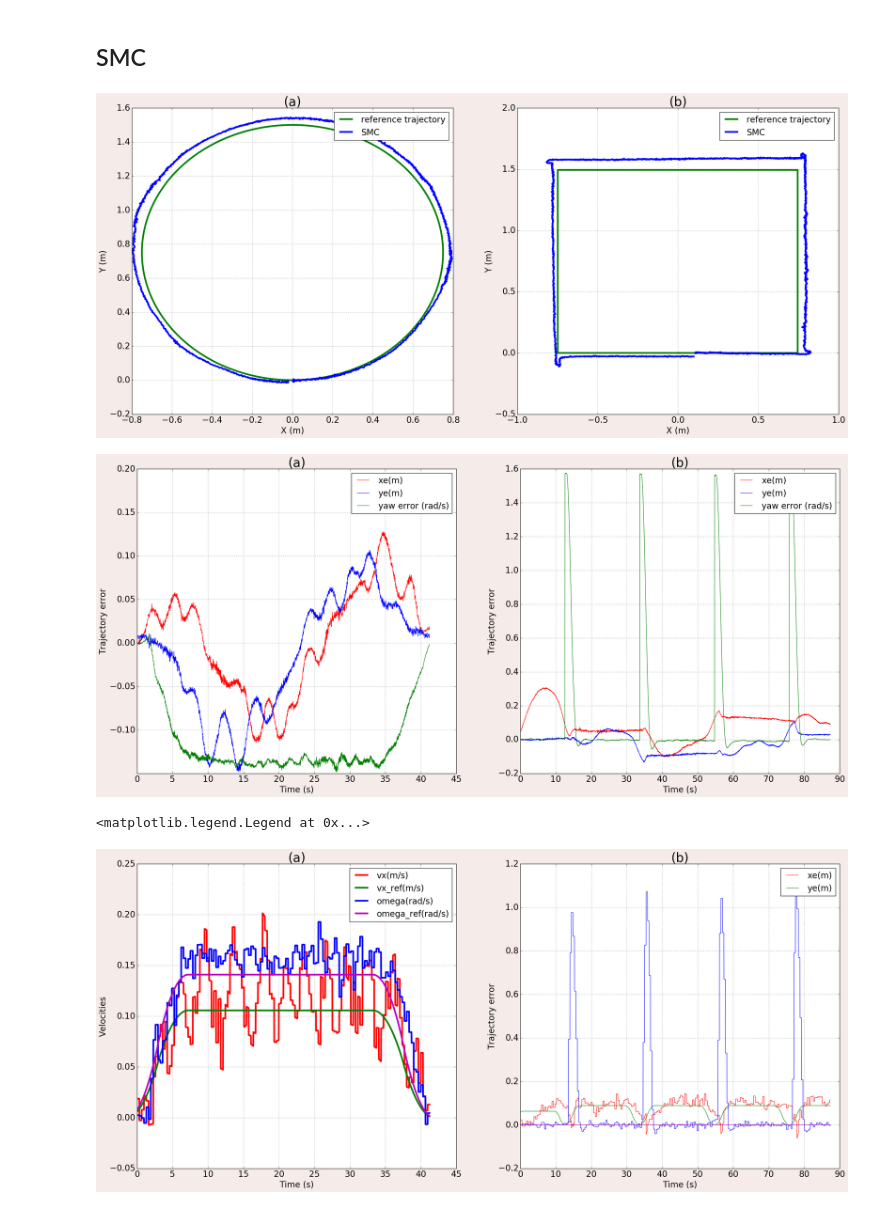
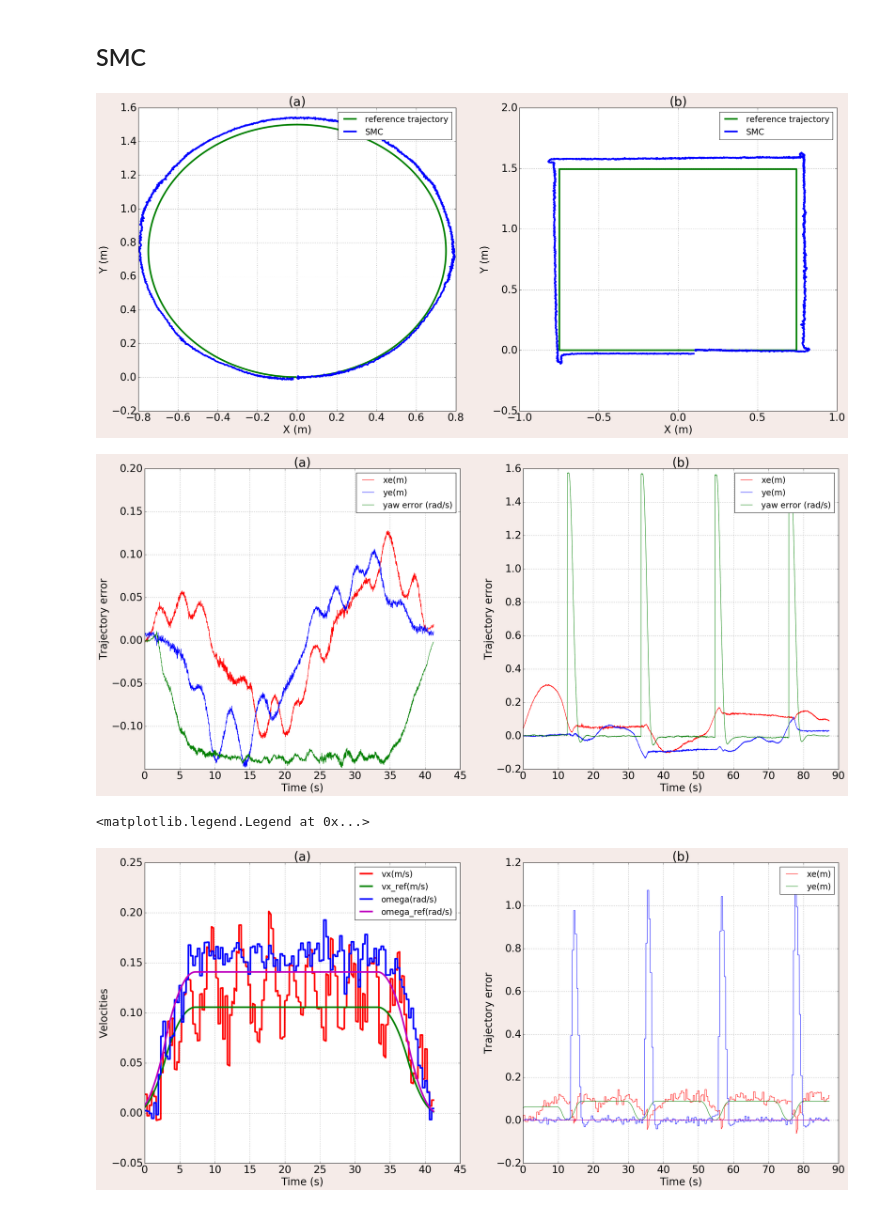
Before and after one commit to jdgalviss/mobile_robots_robust_control, a Jupyter notebook: catkin_ws/src/robust_control/measurements/experiment_plot.ipynb, the cells around one changed output. Drawn from its saved outputs; the diff is of its cells as text; code cells hidden in the pictures.

```diff
--- a/catkin_ws/src/robust_control/measurements/experiment_plot.ipynb
+++ b/catkin_ws/src/robust_control/measurements/experiment_plot.ipynb
@@ -278,16 +278,16 @@ ax2.set_title('(b)', color='k', size = 30)
 # 3) gray level string:
 #ax.set_title('Cost function and trajectory tracking error - circular trajectory', color='k', size = 30)
 # 4) single letter color string
-ax.set_xlabel('X (m)', color='k', size = 20)
+ax.set_xlabel('X (m)', color='k', size = 25)
 # 5) a named color:
-ax.set_ylabel('Y (m)', color='k', size = 20)
+ax.set_ylabel('Y (m)', color='k', size = 25)
 # 6) a named xkcd color:
 lines = ax.plot(x_ref3[start3:end3], y_ref3[start3:end3], 'g', x3[start3:end3], y3[start3:end3], 'b')
 plt.setp(lines, linewidth=4)
 #ax.xaxis.set_ticks(np.arange(-3.0,3.0,1.0))
 #ax.yaxis.set_ticks(np.arange(-1.0,5.0,1.0))
 # 8) tab notation:
-ax.tick_params(labelcolor='k', labelsize = 20)
+ax.tick_params(labelcolor='k', labelsize = 25)
 
 # grid on
 ax.grid(True)
@@ -298,16 +298,16 @@ ax.legend(['reference trajectory', 'SMC'],  prop={'size': 20})
 
 
 # 4) single letter color string
-ax2.set_xlabel('X (m)', color='k', size = 20)
+ax2.set_xlabel('X (m)', color='k', size = 25)
 # 5) a named color:
-ax2.set_ylabel('Y (m)', color='k', size = 20)
+ax2.set_ylabel('Y (m)', color='k', size = 25)
 # 6) a named xkcd color:
 lines = ax2.plot(x_ref4[start4:end4], y_ref4[start4:end4], 'g', x6[start6:end6]+0.1, y6[start6:end6], 'b')
 plt.setp(lines, linewidth=4)
 #ax2.xaxis.set_ticks(np.arange(-3.0,4.1,1.0))
 #ax2.yaxis.set_ticks(np.arange(-1.0,6.1,1.0))
 # 8) tab notation:
-ax2.tick_params(labelcolor='k', labelsize = 20)
+ax2.tick_params(labelcolor='k', labelsize = 25)
 
 # grid on
 ax2.grid(True)
@@ -316,9 +316,9 @@ ax2.grid(True)
 ax2.legend(['reference trajectory', 'SMC'],  prop={'size': 20})
 #plt.xlabel(['Time(s)'])
 #plt.savefig('adaptive_trajectory.eps', format='eps', dpi=1000)
-plt.savefig('smc_trajectory_real.eps', format='eps', dpi=1000)
+plt.savefig('smc_trajectory_real.eps', format='eps', dpi=1000, bbox_inches='tight')
 # %% [output]
-[figure, old version]
+[figure, new version]
 # %%
 
 # 1) RGB tuple:
@@ -331,9 +331,9 @@ ax2.set_title('(b)', color='k', size = 30)
 # 3) gray level string:
 #ax.set_title('Cost function and trajectory tracking error - circular trajectory', color='k', size = 30)
 # 4) single letter color string
-ax.set_xlabel('Time (s)', color='k', size = 20)
+ax.set_xlabel('Time (s)', color='k', size = 25)
 # 5) a named color:
-ax.set_ylabel('Trajectory error', color='k', size = 20)
+ax.set_ylabel('Trajectory error', color='k', size = 25)
 # 6) a named xkcd color:
 #lines = ax.plot(time2[start2:end2], (x_ref2-x2)[start2:end2], 'm', time2[start2:end2], (y_ref2-y2)[start2:end2], 'k', time2[start2:end2], (yaw_ref2-yaw2)[start2:end2], 'y' )
 #after tunning
@@ -349,7 +349,7 @@ plt.setp(lines_2, linewidth=1)
 ax.yaxis.set_ticks(np.arange(-0.1,0.2,0.05))
 #ax.yaxis.set_ticks(np.arange(-1.0,5.0,1.0))
 # 8) tab notation:
-ax.tick_params(labelcolor='k', labelsize = 20)
+ax.tick_params(labelcolor='k', labelsize = 25)
 
 # grid on
 ax.grid(True)
@@ -360,9 +360,9 @@ ax.legend(['xe(m)', 'ye(m)', 'yaw error (rad/s)'],  prop={'size': 20})
 
 
 # 4) single letter color string
-ax2.set_xlabel('Time (s)', color='k', size = 20)
+ax2.set_xlabel('Time (s)', color='k', size = 25)
 # 5) a named color:
-ax2.set_ylabel('Trajectory error', color='k', size = 20)
+ax2.set_ylabel('Trajectory error', color='k', size = 25)
 # 6) a named xkcd color:
 #after tunning
 #lines_2 = ax2.plot(time5[start5:end5], x_ref5[start5-0:end5-0]-x5[start5:end5], 'm', time5[start5:end5], y_ref5[start5-0:end5-0]-y5[start5:end5], 'k', time5[start5:end5], yaw_ref5[start5-0:end5-0]-yaw5[start5:end5], 'y' )
@@ -382,7 +382,7 @@ plt.setp(lines, linewidth=1)
 #ax2.yaxis.set_ticks(np.arange(-0.1,0.4,0.05))
 #ax.yaxis.set_ticks(np.arange(-1.0,5.0,1.0))
 # 8) tab notation:
-ax2.tick_params(labelcolor='k', labelsize = 20)
+ax2.tick_params(labelcolor='k', labelsize = 25)
 
 # grid on
 ax2.grid(True)
@@ -392,9 +392,9 @@ ax2.legend(['xe(m)', 'ye(m)', 'yaw error (rad/s)'],  prop={'size': 20})
 
 #plt.xlabel(['Time(s)'])
 #plt.savefig('adaptive_trajectory.eps', format='eps', dpi=1000)
-plt.savefig('smc_error_real.eps', format='eps', dpi=1000)
+plt.savefig('smc_error_real.eps', format='eps', dpi=1000, bbox_inches='tight')
 # %% [output]
-[figure, old version]
+[figure, new version]
 # %%
 
 # 1) RGB tuple:
@@ -407,9 +407,9 @@ ax2.set_title('(b)', color='k', size = 30)
 # 3) gray level string:
 #ax.set_title('Cost function and trajectory tracking error - circular trajectory', color='k', size = 30)
 # 4) single letter color string
-ax.set_xlabel('Time (s)', color='k', size = 20)
+ax.set_xlabel('Time (s)', color='k', size = 25)
 # 5) a named color:
-ax.set_ylabel('Velocities', color='k', size = 20)
+ax.set_ylabel('Velocities', color='k', size = 25)
 # 6) a named xkcd color:
 #lines = ax.plot(time2[start2:end2], (x_ref2-x2)[start2:end2], 'm', time2[start2:end2], (y_ref2-y2)[start2:end2], 'k', time2[start2:end2], (yaw_ref2-yaw2)[start2:end2], 'y' )
 #after tunning
@@ -425,7 +425,7 @@ plt.setp(lines_2, linewidth=4)
 #ax.yaxis.set_ticks(np.arange(-0.1,0.2,0.05))
 #ax.yaxis.set_ticks(np.arange(-1.0,5.0,1.0))
 # 8) tab notation:
-ax.tick_params(labelcolor='k', labelsize = 20)
+ax.tick_params(labelcolor='k', labelsize = 25)
 
 # grid on
 ax.grid(True)
@@ -436,37 +436,37 @@ ax.legend(['vx(m/s)', 'vx_ref(m/s)', 'omega(rad/s)', 'omega_ref(rad/s)'],  prop=
 
 
 # 4) single letter color string
-ax2.set_xlabel('Time (s)', color='k', size = 20)
+ax2.set_xlabel('Time (s)', color='k', size = 25)
 # 5) a named color:
-ax2.set_ylabel('Trajectory error', color='k', size = 20)
+ax2.set_ylabel('Trajectory error', color='k', size = 25)
 # 6) a named xkcd color:
 #after tunning
 #lines_2 = ax2.plot(time5[start5:end5], x_ref5[start5-0:end5-0]-x5[start5:end5], 'm', time5[start5:end5], y_ref5[start5-0:end5-0]-y5[start5:end5], 'k', time5[start5:end5], yaw_ref5[start5-0:end5-0]-yaw5[start5:end5], 'y' )
 #lines = ax2.plot(time4[start4:end4], (x_ref4-x4)[start4:end4], 'r', time4[start4:end4], (y_ref4-y4)[start4:end4], 'b', time4[start4:end4], (yaw_ref4-yaw4)[start4:end4], 'g' )
 #lines_2 = ax2.plot(time5[start5:end5], x_ref5[start5-0:end5-0]-x5[start5:end5], 'm', time5[start5:end5], y_ref5[start5-0:end5-0]-y5[start5:end5], 'g')
 lines_2 = ax2.plot(time6[start6:end6], vx_local6[start6:end6], 'r', time6[start6:end6], vx_ref6[start6:end6], 'g',time6[start6:end6], omega6[start6:end6], 'b', time6[start6:end6], omega_ref6[start6:end6], 'm'  )
 
 #lines = ax2.plot(time4[start4:end4], (x_ref4-x4)[start4:end4], 'm', time4[start4:end4], (y_ref4-y4)[start4:end4], 'k' )
 #after tunning
 #lines_2 = ax2.plot(time5[start5:end5], x_ref5[start5-0:end5-0]-x5[start5:end5], 'r', time5[start5:end5], y_ref5[start5-0:end5-0]-y5[start5:end5], 'b')
 
 plt.setp(lines, linewidth=1)
 #plt.setp(lines_2, linewidth=1)
 #lines.set_dashes([2, 2, 10, 2])
 
 #ax2.yaxis.set_ticks(np.arange(-0.1,0.4,0.05))
 #ax.yaxis.set_ticks(np.arange(-1.0,5.0,1.0))
 # 8) tab notation:
-ax2.tick_params(labelcolor='k', labelsize = 20)
+ax2.tick_params(labelcolor='k', labelsize = 25)
 
 # grid on
 ax2.grid(True)
 
 #cost_plot = plt.plot(time[start:end], cost[start:end], 'r',time[start:end], xe[start:end], 'b', time[start:end], ye[start:end], 'y', time[start:end], yaw_e[start:end], 'g')
 ax2.legend(['xe(m)', 'ye(m)'],  prop={'size': 20})
 
 #plt.xlabel(['Time(s)'])
 #plt.savefig('adaptive_trajectory.eps', format='eps', dpi=1000)
 # %% [output]
 <matplotlib.legend.Legend at 0x...>
-[figure, old version]
+[figure, new version]
```
Also changed, not shown: parts of 3 cells of this notebook, 20 other files.
